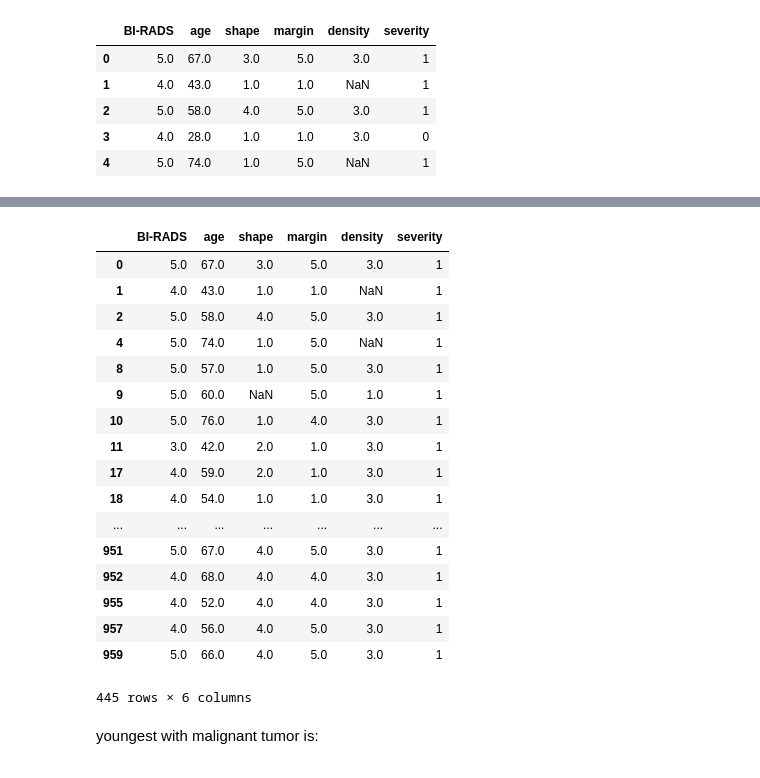
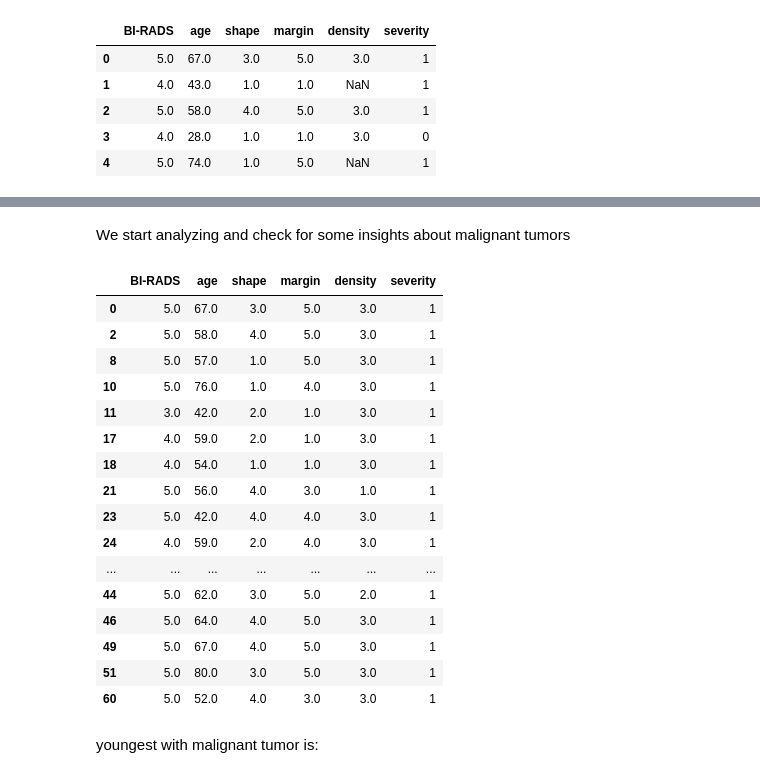
Before and after one commit to EdsonRios1995/Projects_data_vis, a Jupyter notebook: mammographic/Mammographic masses data analysis.ipynb, the cells around one changed output, grey strips where cells are left out. Cells and saved outputs as stored; diff of their text form; code cells hidden in the pictures.

```diff
--- a/mammographic/Mammographic masses data analysis.ipynb
+++ b/mammographic/Mammographic masses data analysis.ipynb
@@ -80,27 +81,28 @@ masses_data.describe()
 | 50% | 4.000000 | 57.000000 | 3.000000 | 3.000000 | 3.000000 | 0.000000 |
 | 75% | 5.000000 | 66.000000 | 4.000000 | 4.000000 | 3.000000 | 1.000000 |
 | max | 55.000000 | 96.000000 | 4.000000 | 5.000000 | 4.000000 | 1.000000 |
+# %% [markdown]
+We start analyzing and check for some insights about malignant tumors
 # %%
-masses_data[masses_data["severity"] ==1]
+masses_data[masses_data["severity"] ==1].head(20)
 # %% [output]
 |  | BI-RADS | age | shape | margin | density | severity |
 | 0 | 5.0 | 67.0 | 3.0 | 5.0 | 3.0 | 1 |
-| 1 | 4.0 | 43.0 | 1.0 | 1.0 | NaN | 1 |
 | 2 | 5.0 | 58.0 | 4.0 | 5.0 | 3.0 | 1 |
-| 4 | 5.0 | 74.0 | 1.0 | 5.0 | NaN | 1 |
 | 8 | 5.0 | 57.0 | 1.0 | 5.0 | 3.0 | 1 |
-| 9 | 5.0 | 60.0 | NaN | 5.0 | 1.0 | 1 |
 | 10 | 5.0 | 76.0 | 1.0 | 4.0 | 3.0 | 1 |
 | 11 | 3.0 | 42.0 | 2.0 | 1.0 | 3.0 | 1 |
 | 17 | 4.0 | 59.0 | 2.0 | 1.0 | 3.0 | 1 |
 | 18 | 4.0 | 54.0 | 1.0 | 1.0 | 3.0 | 1 |
+| 21 | 5.0 | 56.0 | 4.0 | 3.0 | 1.0 | 1 |
+| 23 | 5.0 | 42.0 | 4.0 | 4.0 | 3.0 | 1 |
+| 24 | 4.0 | 59.0 | 2.0 | 4.0 | 3.0 | 1 |
 | ... | ... | ... | ... | ... | ... | ... |
-| 951 | 5.0 | 67.0 | 4.0 | 5.0 | 3.0 | 1 |
-| 952 | 4.0 | 68.0 | 4.0 | 4.0 | 3.0 | 1 |
-| 955 | 4.0 | 52.0 | 4.0 | 4.0 | 3.0 | 1 |
-| 957 | 4.0 | 56.0 | 4.0 | 5.0 | 3.0 | 1 |
-| 959 | 5.0 | 66.0 | 4.0 | 5.0 | 3.0 | 1 |
+| 44 | 5.0 | 62.0 | 3.0 | 5.0 | 2.0 | 1 |
+| 46 | 5.0 | 64.0 | 4.0 | 5.0 | 3.0 | 1 |
+| 49 | 5.0 | 67.0 | 4.0 | 5.0 | 3.0 | 1 |
+| 51 | 5.0 | 80.0 | 3.0 | 5.0 | 3.0 | 1 |
+| 60 | 5.0 | 52.0 | 4.0 | 3.0 | 3.0 | 1 |
-445 rows × 6 columns
 # %% [markdown]
 youngest with malignant tumor is:
 # %%
```
Also changed, not shown: parts of 21 cells of this notebook, 2 other files.
